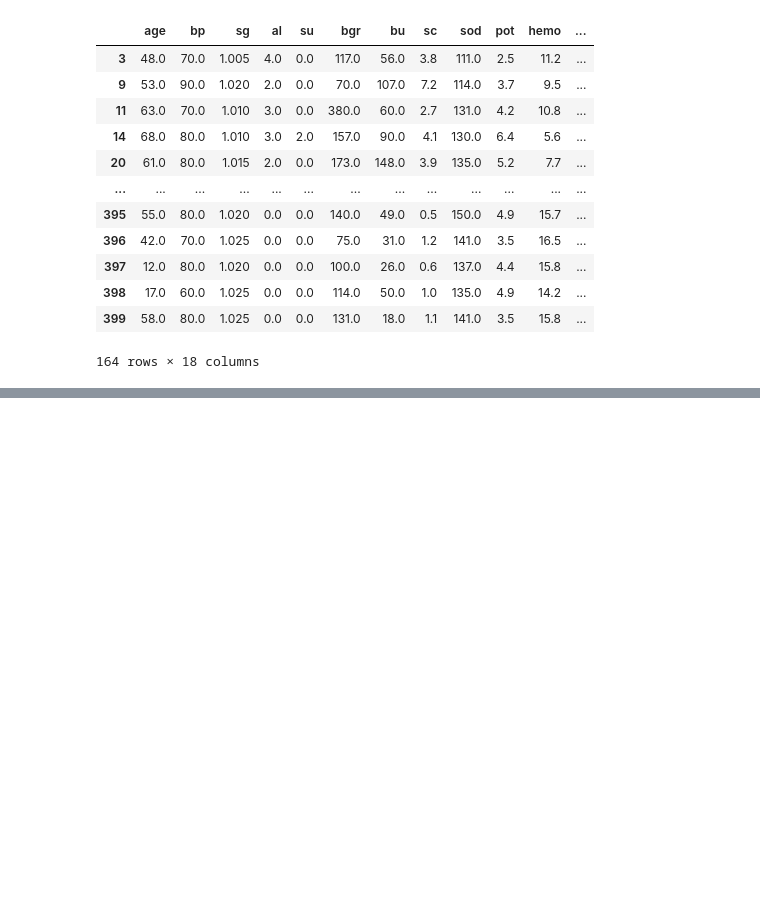
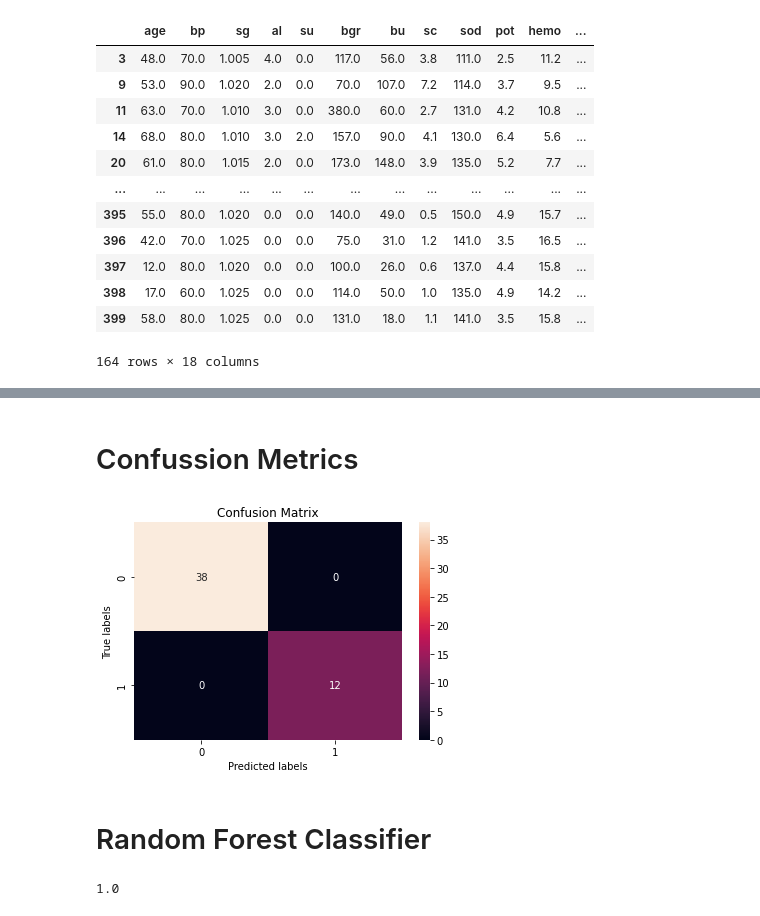
Before and after one commit to poppy1997/ML_Assignment2_IT19207582_IT18124040_IT18021462_IT18219630, a Jupyter notebook: Predict_Choronic_Kidney_diseases.ipynb, the cells around one changed output, grey strips where cells are left out. Drawn from its saved outputs; the diff is of its cells as text; code cells hidden in the pictures; blank space fills up the shorter version.

Commit message:
Add model building
train the five classifier to get most accurate classification technique

```diff
--- a/Predict_Choronic_Kidney_diseases.ipynb
+++ b/Predict_Choronic_Kidney_diseases.ipynb
@@ -374,0 +348,4 @@ ckd_df
+# %%
+#split the dataset
+from sklearn.model_selection import train_test_split
+x_train, x_test, y_train, y_test = train_test_split(x,y,test_size = 0.3, random_state = 0)
@@ -374,0 +354,5 @@ ckd_df
+# %%
+from sklearn.ensemble import GradientBoostingClassifier
+gb_clf = GradientBoostingClassifier()
+gb_clf.fit(x_train, y_train)
+gb_clf.score(x_test, y_test)
@@ -374,0 +361,6 @@ ckd_df
+# %%
+#GB tuning
+from sklearn import ensemble
+gb_clf = ensemble.GradientBoostingClassifier(n_estimators = 40)
+gb_clf.fit(x_train, y_train)
+gb_clf.score(x_test, y_test)
@@ -374,0 +369,4 @@ ckd_df
+# %%
+from sklearn import metrics
+y_predic=gb_clf.predict(x_test)
+print(metrics.classification_report(y_predic,y_test))
@@ -374,0 +382,27 @@ ckd_df
+# %% [markdown]
+# Confussion Metrics
+# %%
+from sklearn.metrics import confusion_matrix
+
+cm=pd.DataFrame(
+confusion_matrix(y_test, y_predic),columns=['Predicted:0', 'Predicted:1'],
+index=['Actual:0', 'Actual:1']
+)
+ax= plt.subplot()
+sb.heatmap(cm, annot=True, ax = ax)
+
+
+
+ax.set_xlabel('Predicted labels');ax.set_ylabel('True labels');
+ax.set_title('Confusion Matrix');
+ax.xaxis.set_ticklabels(['0', '1']); ax.yaxis.set_ticklabels(['0', '1']);
+# %% [output]
+[figure, added]
+# %% [markdown]
+# Random Forest Classifier
+# %%
+rf_clf = ensemble.RandomForestClassifier(n_estimators = 100)
+rf_clf.fit(x_train, y_train)
+rf_clf.score(x_test, y_test)
+# %% [output]
+1.0
```
Also changed, not shown: parts of 30 cells of this notebook.
